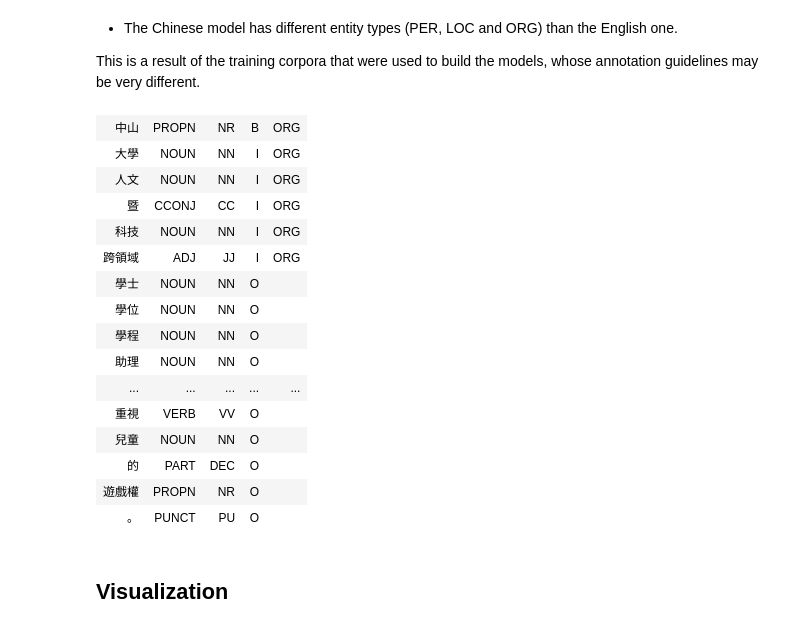
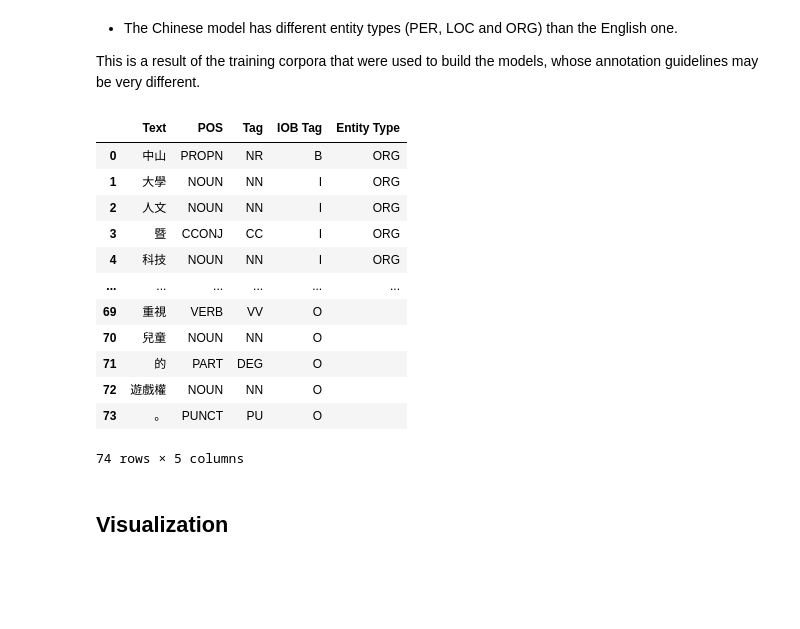
Before and after one commit to phonchi/ModularPython, a Jupyter notebook: NLP-use-pretrained-models.ipynb, the cells around one changed output. Saved outputs shown, nothing was run; the diff lists cells and outputs as text; code cells hidden in the pictures; blank space fills up the shorter version.

```diff
--- a/NLP-use-pretrained-models.ipynb
+++ b/NLP-use-pretrained-models.ipynb
@@ -341,24 +351,22 @@ for tok in list(doc_zh.sents)[1]:
 This is a result of the training corpora that were used to build the models, whose annotation guidelines may be very different.
 # %%
 info = [(t.text, t.pos_, t.tag_, t.ent_iob_, t.ent_type_) for t in doc_zh]
-display(HTML(tabulate.tabulate(info, tablefmt='html')))
+df_info = pd.DataFrame(info, columns=['Text', 'POS', 'Tag', 'IOB Tag', 'Entity Type'])
+df_info
 # %% [output]
-| 中山 | PROPN | NR | B | ORG |
-| 大學 | NOUN | NN | I | ORG |
-| 人文 | NOUN | NN | I | ORG |
-| 暨 | CCONJ | CC | I | ORG |
-| 科技 | NOUN | NN | I | ORG |
-| 跨領域 | ADJ | JJ | I | ORG |
-| 學士 | NOUN | NN | O |  |
-| 學位 | NOUN | NN | O |  |
-| 學程 | NOUN | NN | O |  |
-| 助理 | NOUN | NN | O |  |
-| ... | ... | ... | ... | ... |
-| 重視 | VERB | VV | O |  |
-| 兒童 | NOUN | NN | O |  |
-| 的 | PART | DEC | O |  |
-| 遊戲權 | PROPN | NR | O |  |
-| 。 | PUNCT | PU | O |  |
+|  | Text | POS | Tag | IOB Tag | Entity Type |
+| 0 | 中山 | PROPN | NR | B | ORG |
+| 1 | 大學 | NOUN | NN | I | ORG |
+| 2 | 人文 | NOUN | NN | I | ORG |
+| 3 | 暨 | CCONJ | CC | I | ORG |
+| 4 | 科技 | NOUN | NN | I | ORG |
+| ... | ... | ... | ... | ... | ... |
+| 69 | 重視 | VERB | VV | O |  |
+| 70 | 兒童 | NOUN | NN | O |  |
+| 71 | 的 | PART | DEG | O |  |
+| 72 | 遊戲權 | NOUN | NN | O |  |
+| 73 | 。 | PUNCT | PU | O |  |
+74 rows × 5 columns
 # %% [markdown]
 ## Visualization
 # %%
```
Also changed, not shown: parts of 25 cells of this notebook, 4 other files.
